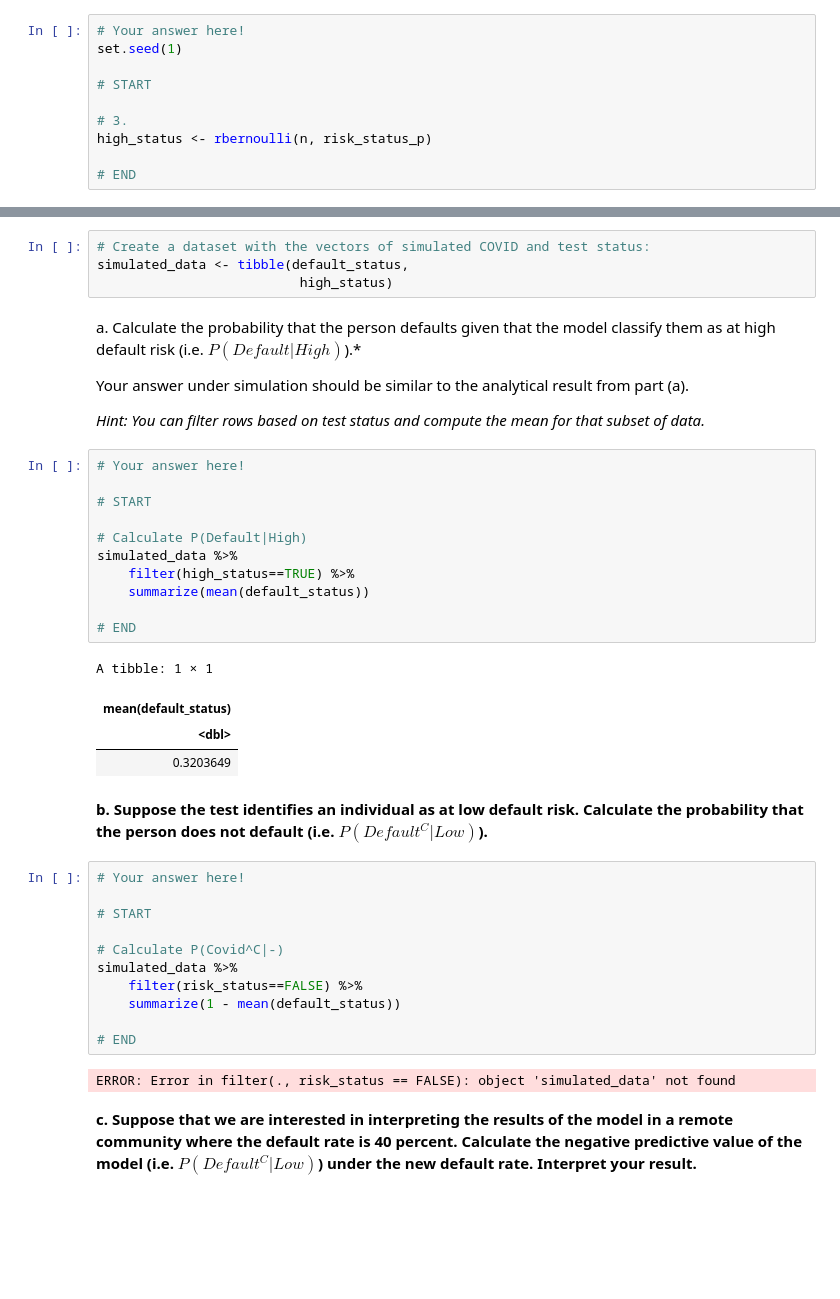
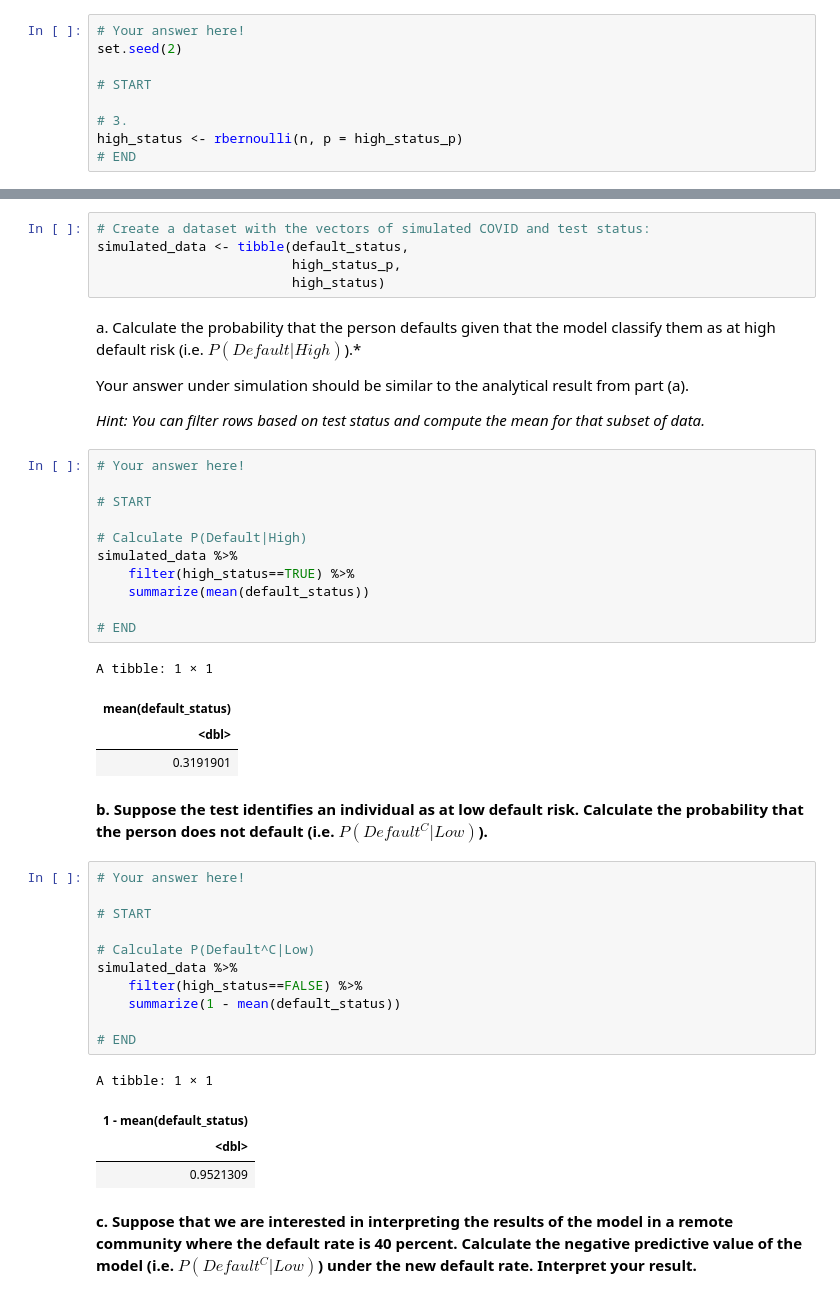
Before and after one commit to 5harad/API201-2022, a Jupyter notebook: review_sessions/review_2/review_2_answers.ipynb, the cells around one changed output, grey strips where cells are left out. Cells and saved outputs as stored; diff of their text form; blank space fills up the shorter version.

```diff
--- a/review_sessions/review_2/review_2_answers.ipynb
+++ b/review_sessions/review_2/review_2_answers.ipynb
@@ -227,11 +227,10 @@ high_status_p <- if_else(default_status,
 We can use `rbernoulli` to randomly assign risk status based on the probability of being at high risk of default. Syntax: rbernoulli( number of observations , probability vector ).
 # %%
 # Your answer here!
-set.seed(1)
+set.seed(2)
 
 # START
 
 # 3.
-high_status <- rbernoulli(n, risk_status_p)
-
+high_status <- rbernoulli(n, p = high_status_p)
 # END
@@ -242,7 +239,8 @@ Once you assign high risk status, use the code block below to create a dataset t
 # %%
 # Create a dataset with the vectors of simulated COVID and test status:
 simulated_data <- tibble(default_status,
-                          high_status)
+                         high_status_p,
+                         high_status)
 # %% [markdown]
 a. Calculate the probability that the person defaults given that the model classify them as at high default risk (i.e. $P(Default|High)$).*
 
@@ -264,22 +262,25 @@ simulated_data %>%
 A tibble: 1 × 1
 | mean(default_status) |
 | <dbl> |
-| 0.3203649 |
+| 0.3191901 |
 # %% [markdown]
 **b. Suppose the test identifies an individual as at low default risk.  Calculate the probability that the person does not default (i.e. $P(Default^C|Low)$).**
 # %%
 # Your answer here!
 
 # START
 
-# Calculate P(Covid^C|-)
+# Calculate P(Default^C|Low)
 simulated_data %>%
-    filter(risk_status==FALSE) %>%
+    filter(high_status==FALSE) %>%
     summarize(1 - mean(default_status))
 
 # END
 # %% [output]
-ERROR: Error in filter(., risk_status == FALSE): object 'simulated_data' not found
+A tibble: 1 × 1
+| 1 - mean(default_status) |
+| <dbl> |
+| 0.9521309 |
 # %% [markdown]
 **c. Suppose that we are interested in interpreting the results of the model in a remote community where the default rate is 40 percent.  Calculate the negative predictive value of the model (i.e. $P(Default^C|Low)$) under the new default rate. Interpret your result.**
 # %% [markdown]
```
Also changed, not shown: parts of 6 cells of this notebook.
